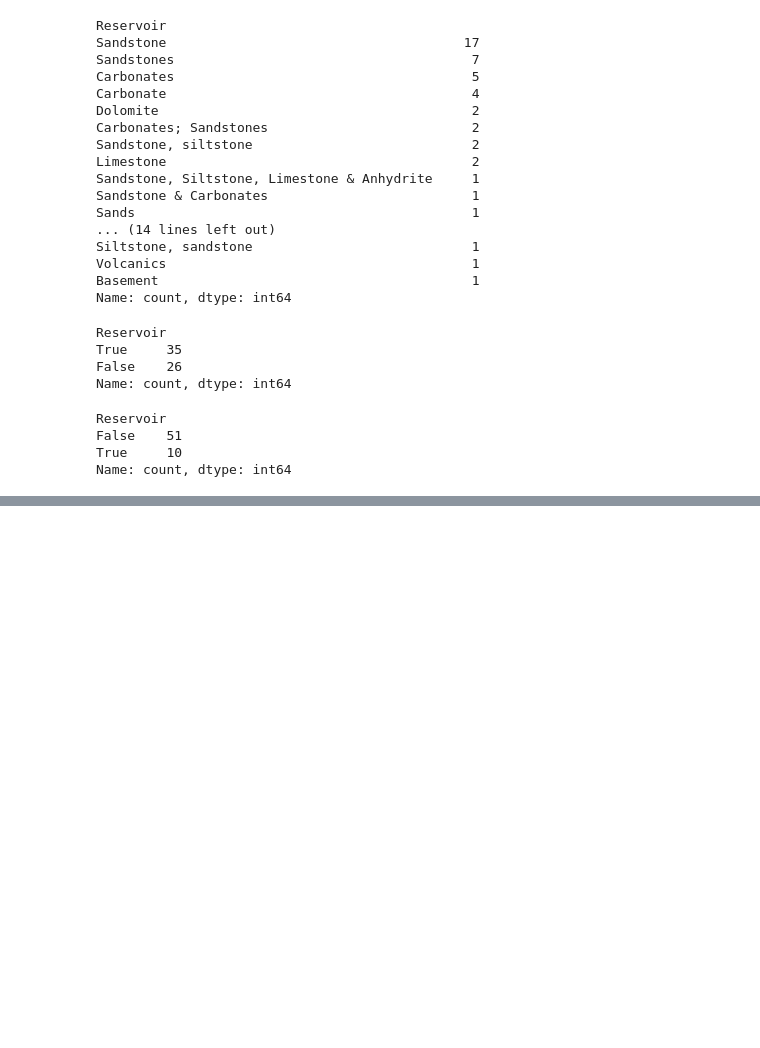
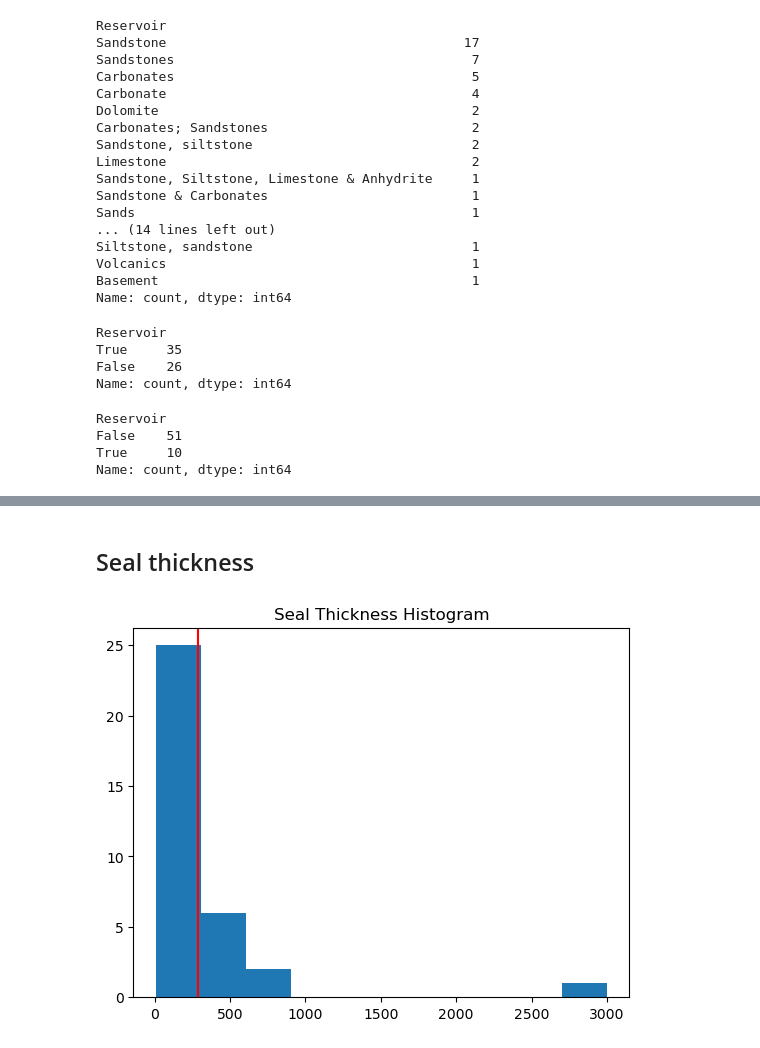
Before and after one commit to lilycastiel/thesis-cgs, a Jupyter notebook: SQ1.ipynb, the cells around one changed output, grey strips where cells are left out. Cells and saved outputs as stored; diff of their text form; code cells hidden in the pictures; blank space fills up the shorter version.

Commit message:
work on miocic df

```diff
--- a/SQ1.ipynb
+++ b/SQ1.ipynb
@@ -466,3 +365,3 @@ miocic['L2reservoir_basement'] = miocic['Reservoir'].str.contains(
 # %%
-#drop 'Reservoir', 'L1reservoir', and 'L2reservoir' columns
-#miocic.drop([['Reservoir', 'L1reservoir', 'L2reservoir']], axis=1, inplace=True)
+#drop 'Reservoir' column
+miocic.drop('Reservoir', axis=1, inplace=True)
@@ -536,0 +414,15 @@ sum(miocic['Seal thickness'].isna())/len(miocic)
+# %%
+miocic.loc[miocic['Seal']== '?', 'Seal'] = np.nan
+
+#Shale
+miocic['Seal_shale'] = miocic['Seal'].str.contains(
+    r'[Ss]hale|[Mm]udstone|[Cc]lay')
+#Evaporite
+miocic['Seal_evaporite'] = miocic['Seal'].str.contains(
+    r'[Ee]vaporite|[Ss]alt|[Aa]nhydrite|[Hh]alite|[Gg]ypsum')
+#Shale
+miocic['Seal_other'] = miocic['Seal'].str.contains(
+    r'[Tt]hrust deposits|[Cc]arbonate|[Ll]imestone|[Ll]accolith|[Bb]asalt|[Vv]olcanics')
+
+#drop 'Seal' column
+miocic.drop('Seal', axis=1, inplace=True)
@@ -536,0 +445,14 @@ sum(miocic['Seal thickness'].isna())/len(miocic)
+# %%
+miocic['Stacked resevoirs'] = miocic['Stacked resevoirs'].str.lower()
+stack = OneHotEncoder()
+stack.fit(miocic[['Stacked resevoirs']])
+stack_columns = pd.DataFrame(stack.transform(miocic[['Stacked resevoirs']]).toarray(),
+                                  columns=stack.get_feature_names_out(), index=miocic.index)
+stack_columns.rename(columns={'Stacked resevoirs_no': 'Stacked_no',
+                              'Stacked resevoirs_yes': 'Stacked_yes',
+                              'Stacked resevoirs_nan': 'Stacked_nan'}, inplace=True)
+#the last two basins have missing data for this variable, so I am manually changing this
+stack_columns.loc[['Prudhoe Bay 01-13', 'Gudian '], :] = np.nan
+stack_columns.iloc[59:, :] = np.nan
+#remove a column to maintain linear independence
+stack_columns.drop('Stacked_no', axis=1, inplace=True)
@@ -536,0 +461,4 @@ sum(miocic['Seal thickness'].isna())/len(miocic)
+# %%
+#combine one hot encoded df to miocic
+miocic= pd.merge(miocic, stack_columns, left_on='Name', right_on='Name')
+miocic = miocic.drop(columns= 'Stacked resevoirs')
@@ -536,0 +488,8 @@ sum(miocic['Seal thickness'].isna())/len(miocic)
+# %% [markdown]
+## Seal thickness
+# %%
+plt.hist(miocic['Seal thickness'])
+plt.axvline(miocic['Seal thickness'].median(), c='red')
+plt.title('Seal Thickness Histogram');
+# %% [output]
+[figure, added]
```
Also changed, not shown: parts of 64 cells of this notebook, 1 other file.
